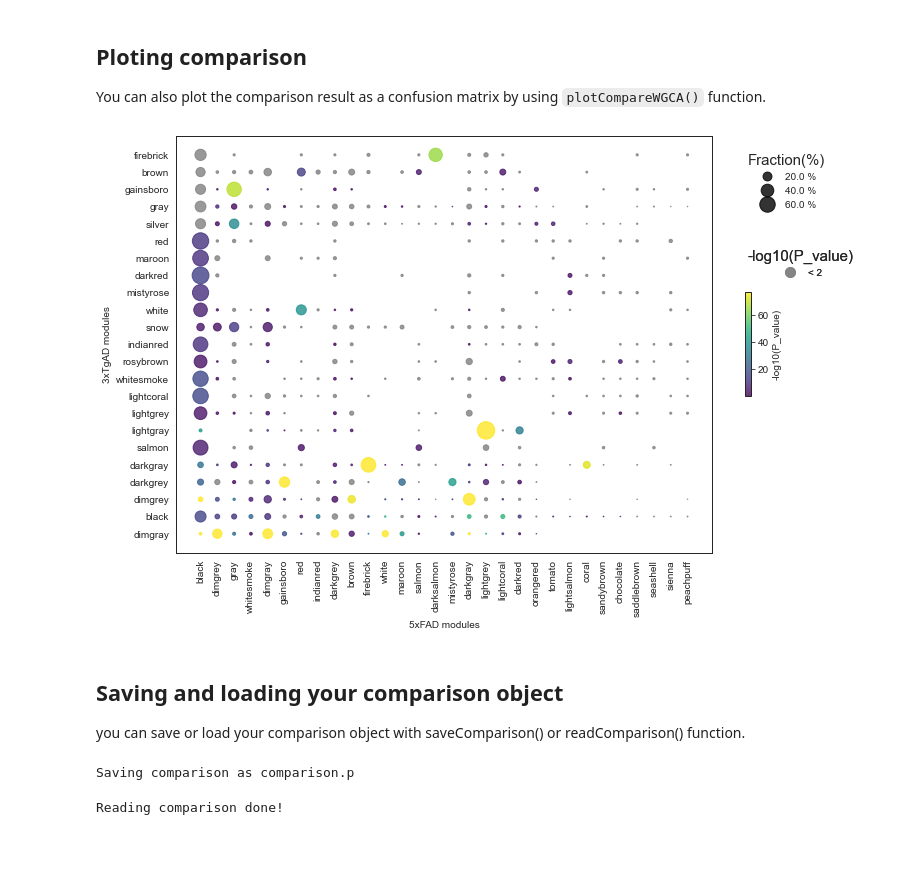
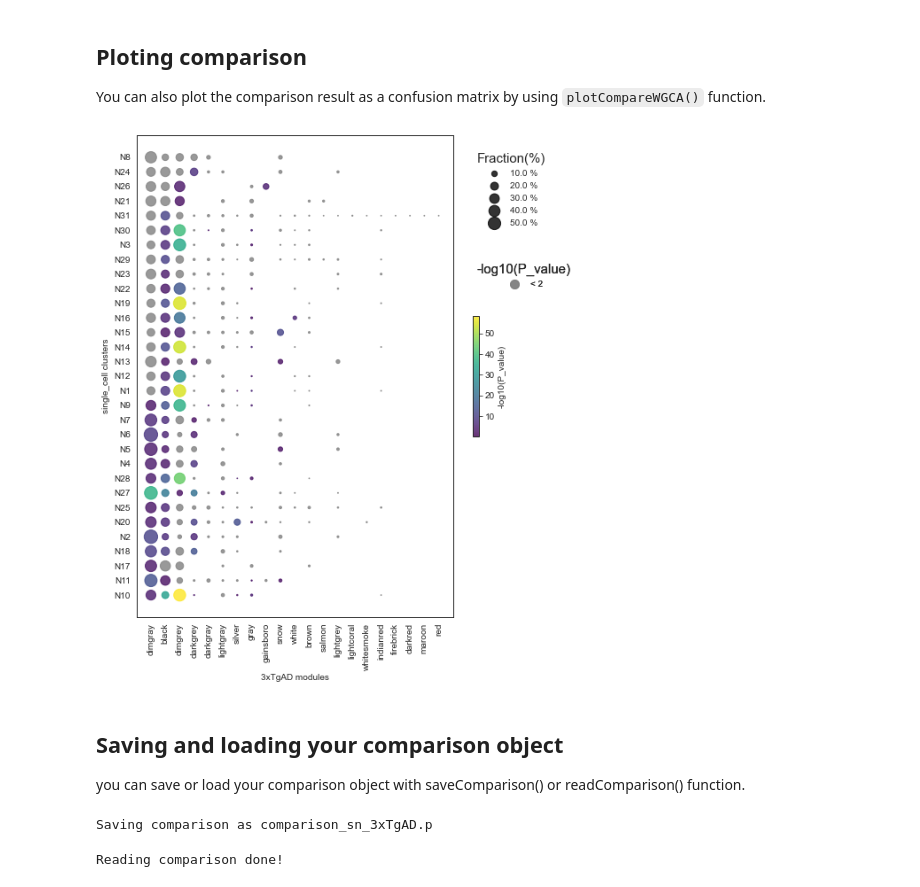
Before and after one commit to mortazavilab/PyWGCNA, a Jupyter notebook: tutorials/Comparison_PyWGCAN_geneMarker.ipynb, the cells around one changed output. Cells and saved outputs as stored; diff of their text form; code cells hidden in the pictures; blank space fills up the shorter version.

Commit message:
add comparison tutorials

```diff
--- a/tutorials/Comparison_PyWGCAN_geneMarker.ipynb
+++ b/tutorials/Comparison_PyWGCAN_geneMarker.ipynb
@@ -12,6 +14,6 @@ Reading 3xTgAD WGCNA done!
 # %%
 import pandas as pd
-sn_3xTgAD = pd.read_csv("3xTgAD_paper/sn_cluster_3xTgAD.txt",
-                        sep='\t')
+sn_3xTgAD = pd.read_csv("3xTgAD_paper/sn_cluster_3xTgAD.csv", index_col=0)
+sn_3xTgAD["cluster"] = "N" + sn_3xTgAD["cluster"].astype(str)
 sn_3xTgAD.head(5)
 # %% [output]
@@ -33,15 +47,15 @@ ValueError: operands could not be broadcast together with shapes (0,) (20860,)
 ## Ploting comparison
 You can also plot the comparison result as a confusion matrix by using `plotCompareWGCA()` function.
 # %%
-modelAD_5xFAD_3xTgAD.plotCompareWGCA(save=True)
+modelAD_sn_3xTgAD.plotComparison(save=True)
 # %% [output]
-[figure, old version]
+[figure, new version]
 # %% [markdown]
 ## Saving and loading your comparison object
 you can save or load your comparison object with saveComparison() or readComparison() function.
-# %%
-modelAD_5xFAD_3xTgAD.saveComparison()
-# %% [output]
-Saving comparison as comparison.p
+# %%
+modelAD_sn_3xTgAD.saveComparison(name="comparison_sn_3xTgAD")
+# %% [output]
+Saving comparison as comparison_sn_3xTgAD.p
 # %%
 import PyWGCNA
```
Also changed, not shown: parts of 5 cells of this notebook, 9 other files.
